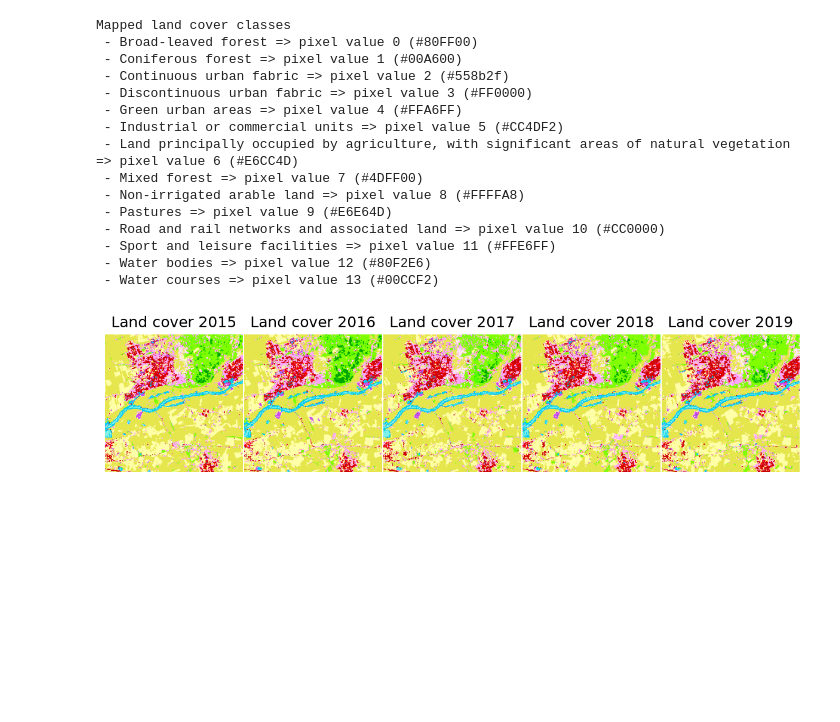
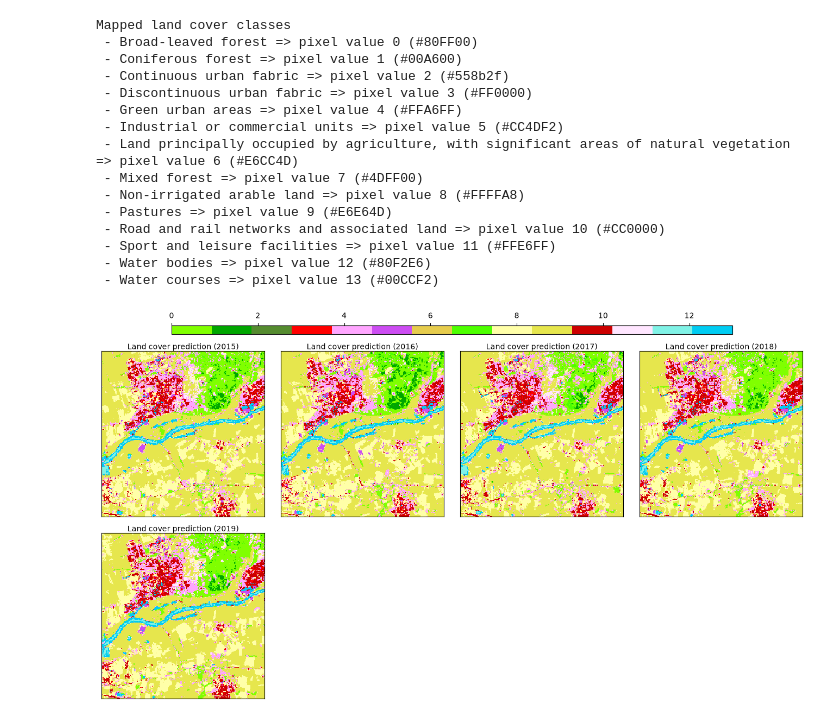
Before and after one commit to openlandmap/scikit-map, a Jupyter notebook: docs/notebooks/03_landcover_mapping.ipynb, the cells around one changed output. Drawn from its saved outputs; the diff is of its cells as text; code cells hidden in the pictures; blank space fills up the shorter version.

```diff
--- a/docs/notebooks/03_landcover_mapping.ipynb
+++ b/docs/notebooks/03_landcover_mapping.ipynb
@@ -299,11 +276,7 @@ Mapped land cover classes
  - Sport and leisure facilities => pixel value 11 (#FFE6FF)
  - Water bodies => pixel value 12 (#80F2E6)
  - Water courses => pixel value 13 (#00CCF2)
-# %%
-from skmap.plotter import plot_rasters
-H, W = rdata._spatial_shape
-years = rdata.get_years()
-maps = [pred[k].reshape(H, W) for k in range(len(years))]
-plot_rasters(*maps, cmaps=colors, titles=[f"Land cover {y}" for y in years])
-# %% [output]
-[figure, removed]
+# %%
+rdata.plot(cmap=colors, img_title_text='Land cover {group} ({year})')
+# %% [output]
+[figure, added]
```
Also changed, not shown: parts of 3 cells of this notebook, 1 other file.
